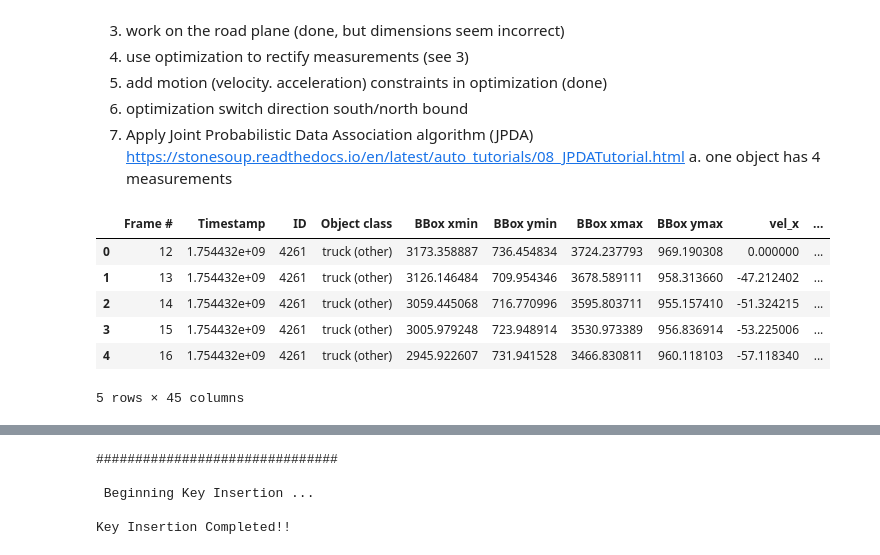
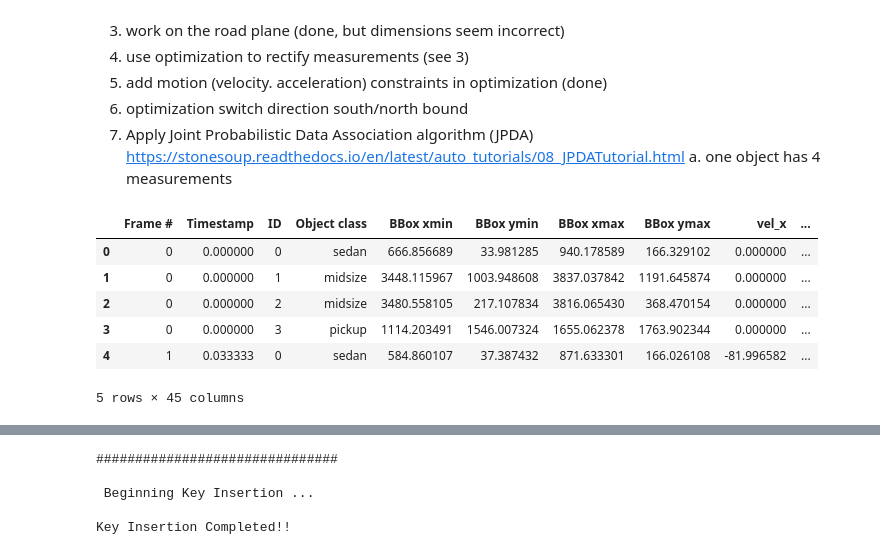
Before and after one commit to yanb514/I24-postprocessing, a Jupyter notebook: I24_3D_JPDA.ipynb, the cells around one changed output, grey strips where cells are left out. Drawn from its saved outputs; the diff is of its cells as text; code cells hidden in the pictures.

```diff
--- a/I24_3D_JPDA.ipynb
+++ b/I24_3D_JPDA.ipynb
@@ -23,29 +23,24 @@ import os.path
 from os import path
 import pandas as pd
 # %%
-data_path = pathlib.Path().absolute().joinpath('../2D-3D May 2021')
-file_name = data_path.joinpath('record_p2c4_00001_track_outputs_corrected_3D.csv')
-df = utils.read_data(file_name)
-# df = df.rename(columns={'bbrx': 'bblx', 'bblx': 'bbrx', 'fblx': 'fbrx', 'fbrx': 'fblx',
-#                        'bbry': 'bbly', 'bbly': 'bbry', 'fbly': 'fbry', 'fbry': 'fbly'})
+data_path = pathlib.Path().absolute().joinpath('../2D to 3D conversion Examples April 2021')
+file_name = data_path.joinpath('record_p1c4_00000_track_outputs_3D.csv')
+df = utils.read_data(file_name,9)
+df = df.rename(columns={'bbrx': 'bblx', 'bblx': 'bbrx', 'fblx': 'fbrx', 'fbrx': 'fblx',
+                       'bbry': 'bbly', 'bbly': 'bbry', 'fbly': 'fbry', 'fbry': 'fbly'})
+df['Timestamp'] = df['Frame #']/30
 path_vpts = data_path.joinpath('camera_calibration_points_I24_validation_system.csv')
-# df = df.interpolate(method='nearest', axis=0)
 df = utils.calc_rr_coords(df, 'P2C4', path_vpts) # P1C4 good
-fps = 30
-# df = utils.calc_timestamp(df,fps)
-# df = df.dropna()
-# A = [36.004184, -86.608820] # a line that's parallel to the lanes (from google map) north east side
-# B = [36.003894, -86.608499]
 A = [36.003412, -86.608591] # south west side, so that x, y coords obey counterclockwise
 B = [36.002495, -86.607566]
 df = utils.calc_xy(df,A,B)
 df.head()
 # %% [output]
 |  | Frame # | Timestamp | ID | Object class | BBox xmin | BBox ymin | BBox xmax | BBox ymax | vel_x | ... |
-| 0 | 12 | 1.754432e+09 | 4261 | truck (other) | 3173.358887 | 736.454834 | 3724.237793 | 969.190308 | 0.000000 | ... |
-| 1 | 13 | 1.754432e+09 | 4261 | truck (other) | 3126.146484 | 709.954346 | 3678.589111 | 958.313660 | -47.212402 | ... |
-| 2 | 14 | 1.754432e+09 | 4261 | truck (other) | 3059.445068 | 716.770996 | 3595.803711 | 955.157410 | -51.324215 | ... |
-| 3 | 15 | 1.754432e+09 | 4261 | truck (other) | 3005.979248 | 723.948914 | 3530.973389 | 956.836914 | -53.225006 | ... |
-| 4 | 16 | 1.754432e+09 | 4261 | truck (other) | 2945.922607 | 731.941528 | 3466.830811 | 960.118103 | -57.118340 | ... |
+| 0 | 0 | 0.000000 | 0 | sedan | 666.856689 | 33.981285 | 940.178589 | 166.329102 | 0.000000 | ... |
+| 1 | 0 | 0.000000 | 1 | midsize | 3448.115967 | 1003.948608 | 3837.037842 | 1191.645874 | 0.000000 | ... |
+| 2 | 0 | 0.000000 | 2 | midsize | 3480.558105 | 217.107834 | 3816.065430 | 368.470154 | 0.000000 | ... |
+| 3 | 0 | 0.000000 | 3 | pickup | 1114.203491 | 1546.007324 | 1655.062378 | 1763.902344 | 0.000000 | ... |
+| 4 | 1 | 0.033333 | 0 | sedan | 584.860107 | 37.387432 | 871.633301 | 166.026108 | -81.996582 | ... |
 5 rows × 45 columns
 # %%
```
Also changed, not shown: parts of 12 cells of this notebook, 3 other files.
